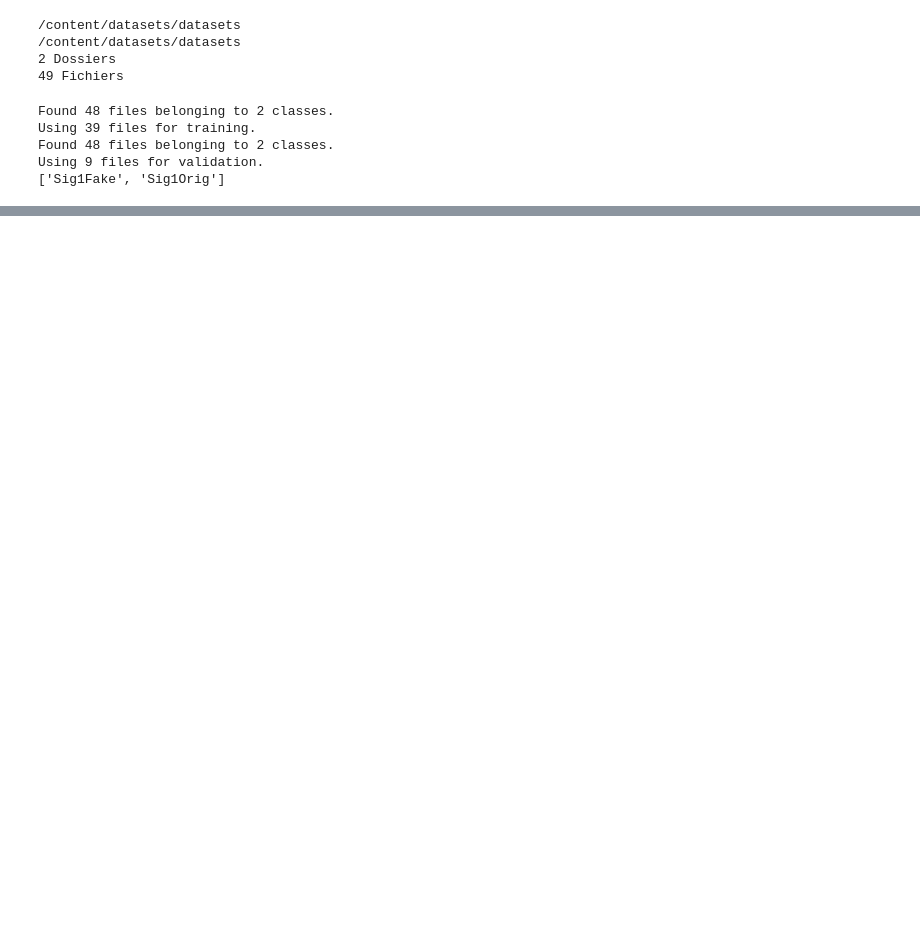
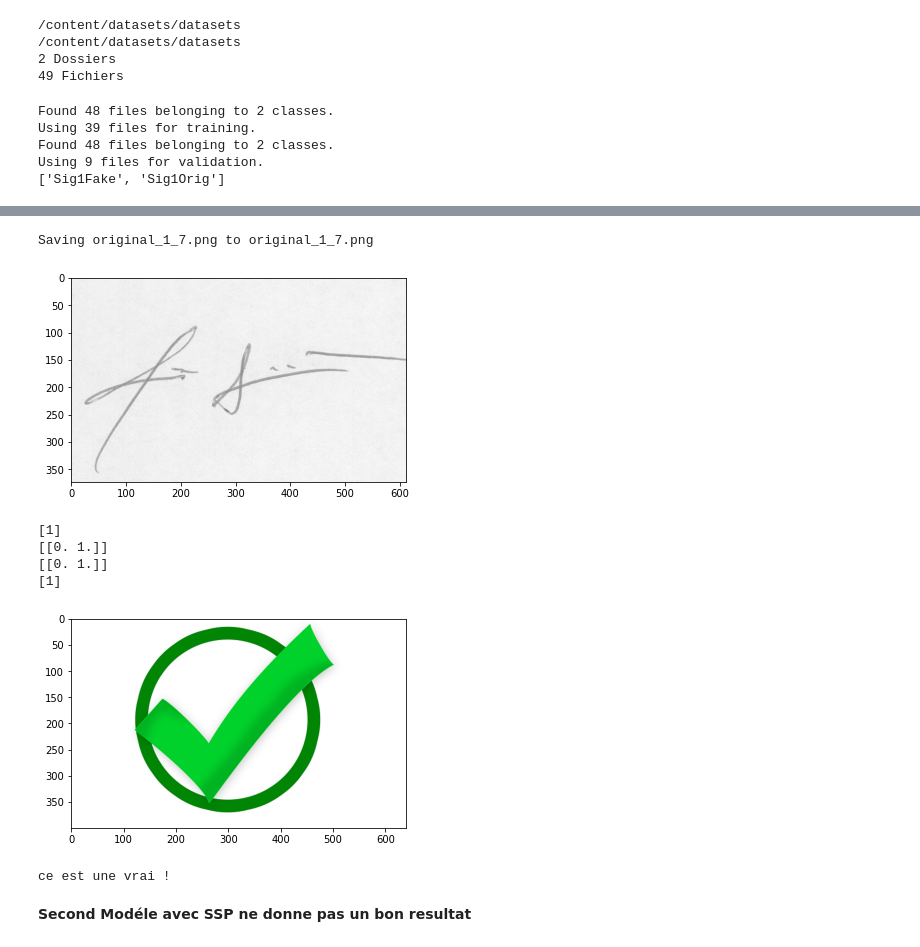
Before and after one commit to massinoLight/HandwrittenSignatureForgeryDetectionUsingCNN, a Jupyter notebook: Handwritten_Signature_Forgery_Detection_Using_CNN.ipynb, the cells around one changed output, grey strips where cells are left out. Cells and saved outputs as stored; diff of their text form; code cells hidden in the pictures; blank space fills up the shorter version.

```diff
--- a/Handwritten_Signature_Forgery_Detection_Using_CNN.ipynb
+++ b/Handwritten_Signature_Forgery_Detection_Using_CNN.ipynb
@@ -127,3 +138,21 @@ model = tf.keras.Sequential([
+# %%
+#Modéle 3 avec Atrous Spatial Pyramid Pooling
+
+num_classes = 2
+model = tf.keras.Sequential([
+    layers.experimental.preprocessing.Rescaling(1./255),
+    layers.Conv2D(128,4, activation='relu'),
+    tfa.layers.SpatialPyramidPooling2D([1, 3, 5]),
+    layers.Conv2D(64,4, activation='relu'),
+    tfa.layers.SpatialPyramidPooling2D([1, 3, 5]),
+    layers.Conv2D(32,4, activation='relu'),
+    tfa.layers.SpatialPyramidPooling2D([1, 3, 5]),
+    layers.Conv2D(16,4, activation='relu'),
+    tfa.layers.SpatialPyramidPooling2D([1, 3, 5]),
+    layers.Flatten(),
+    layers.Dense(64,activation='relu'),
+    layers.Dense(num_classes, activation='softmax')
+])
 # %%
 model.compile(optimizer='adam',
               loss=tf.keras.losses.SparseCategoricalCrossentropy(from_logits=True),
@@ -186,0 +203,21 @@ image_fake = cv2.imdecode(image_array_fake, cv2.IMREAD_COLOR)
+# %%
+from google.colab import files
+file_to_predict = files.upload()
+for file_ in file_to_predict:
+    image_to_predict = cv2.imread(file_,cv2.IMREAD_COLOR)
+    plt.imshow(cv2.cvtColor(image_to_predict, cv2.COLOR_BGR2RGB))
+    plt.show()
+    img_to_predict = np.expand_dims(cv2.resize(image_to_predict,(200,200)), axis=0)
+    res = model.predict_classes(img_to_predict)
+
+    print(model.predict(img_to_predict))
+    print(res)
+    if res == 1:
+        plt.imshow(cv2.cvtColor(image_valide, cv2.COLOR_BGR2RGB))
+        plt.show()
+        print("ce est une vrai !")
+    elif res == 0 :
+        plt.imshow(cv2.cvtColor(image_fake, cv2.COLOR_BGR2RGB))
+        plt.show()
+        print("c'est une fausse  !")
+# %% [output]
@@ -186,0 +225,10 @@ image_fake = cv2.imdecode(image_array_fake, cv2.IMREAD_COLOR)
+Saving original_1_7.png to original_1_7.png
+[figure, added]
+[1]
+[[0. 1.]]
+[[0. 1.]]
+[1]
+[figure, added]
+ce est une vrai !
+# %% [markdown]
+**Second Modéle avec SSP ne donne pas un bon resultat**
```
Also changed, not shown: parts of 17 cells of this notebook.
